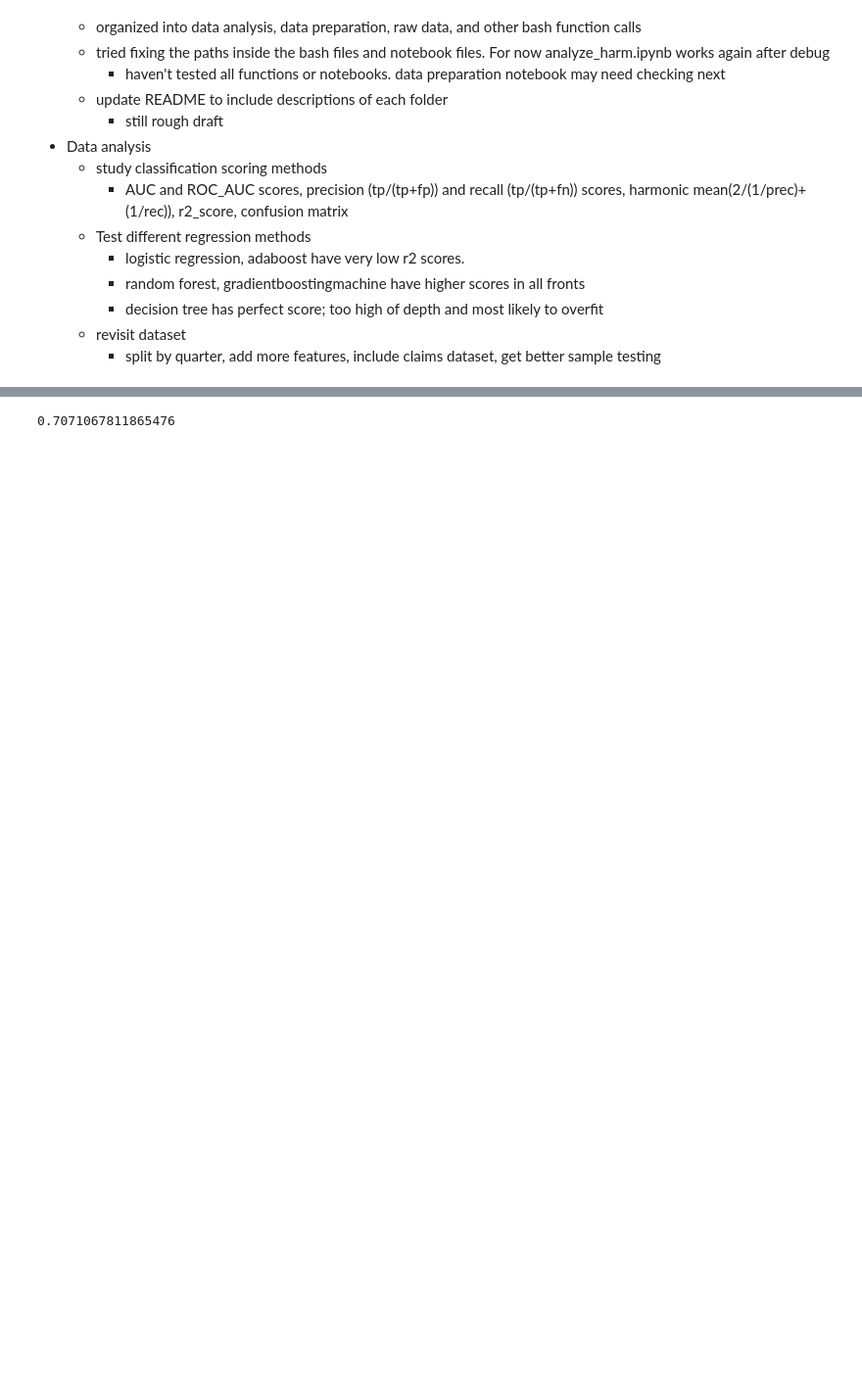
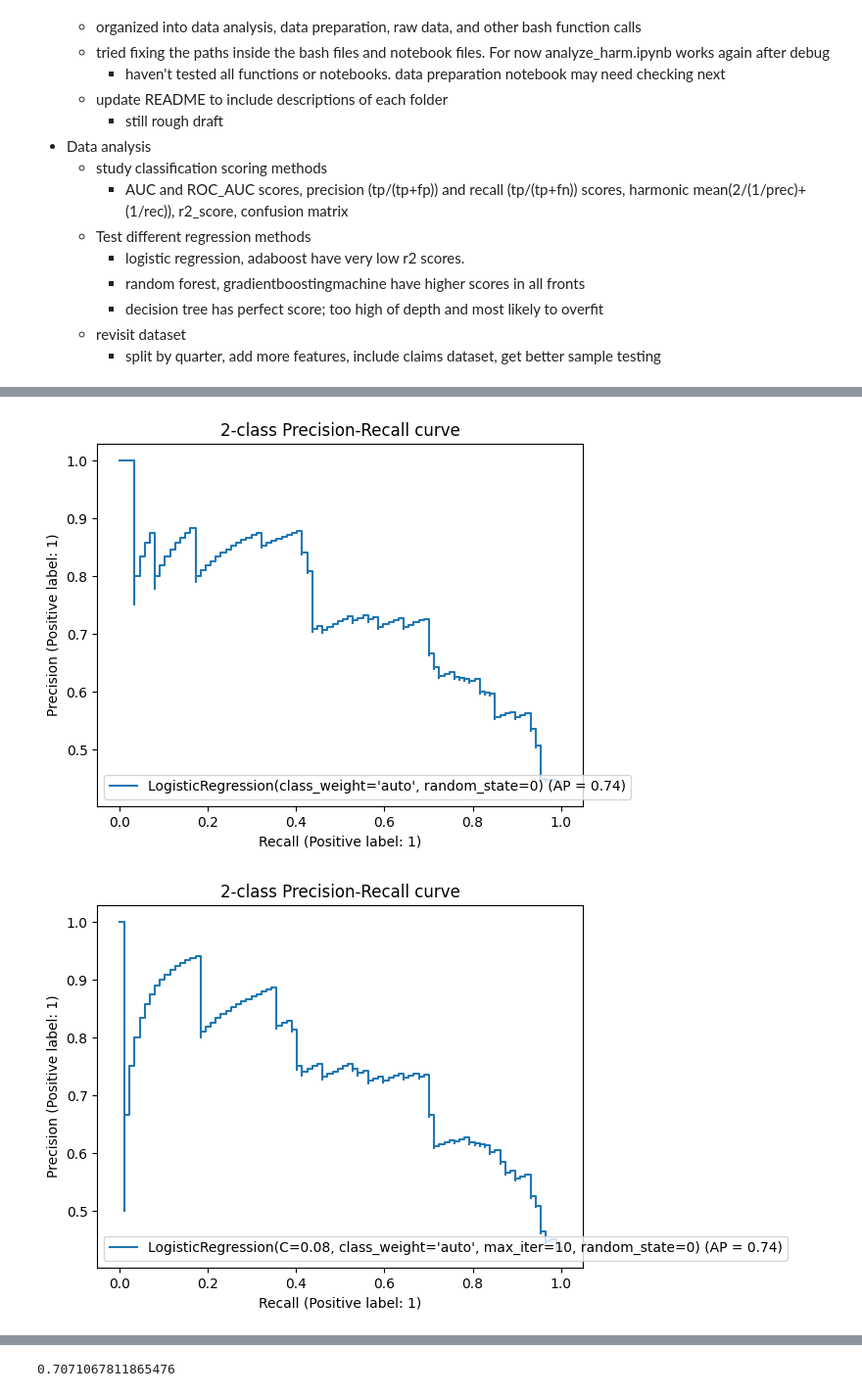
Before and after one commit to hanjosep/explore_cms, a Jupyter notebook: data analysis/analyze_harm.ipynb, the cells around one changed output, grey strips where cells are left out. Shown at 98% size. Cells and saved outputs as stored; diff of their text form; code cells hidden in the pictures; blank space fills up the shorter version.

```diff
--- a/data analysis/analyze_harm.ipynb
+++ b/data analysis/analyze_harm.ipynb
@@ -679,2 +780,23 @@ Update 9/27
+# %%
+def efron_rsquare(y, y_pred):
+    n = float(len(y))
+    t1 = np.sum(np.power(y - y_pred, 2.0))
+    t2 = np.sum(np.power((y - (np.sum(y) / n)), 2.0))
+    return 1.0 - (t1 / t2)
+def full_log_likelihood(w, X, y):
+    score = np.dot(X, w).reshape(1, X.shape[0])
+    return np.sum(-np.log(1 + np.exp(score))) + np.sum(y * score)
+
+def null_log_likelihood(w, X, y):
+    z = np.array([w if i == 0 else 0.0 for i, w in enumerate(w.reshape(1, X.shape[1])[0])]).reshape(X.shape[1], 1)
+    score = np.dot(X, z).reshape(1, X.shape[0])
+    return np.sum(-np.log(1 + np.exp(score))) + np.sum(y * score)
+
+def mcfadden_rsquare(w, X, y):
+    return 1.0 - (full_log_likelihood(w, X, y) / null_log_likelihood(w, X, y))
+
+def mcfadden_adjusted_rsquare(w, X, y):
+    k = float(X.shape[1])
+    return 1.0 - ((full_log_likelihood(w, X, y) - k) / null_log_likelihood(w, X, y))
 # %%
 # from sklearn.metrics import roc_curve
@@ -805,0 +942,9 @@ precision: 0.8579710144927536 recall: 0.8021680216802168 f1(harmonic mean): 0.82
+# %%
+for clf in regression_list:
+    display = PrecisionRecallDisplay.from_estimator(
+        clf, X_val, y_val, name=str(clf)
+    )
+    _ = display.ax_.set_title("2-class Precision-Recall curve")
+# %% [output]
+[figure, added]
+[figure, added]
```
Also changed, not shown: parts of 34 cells of this notebook.
